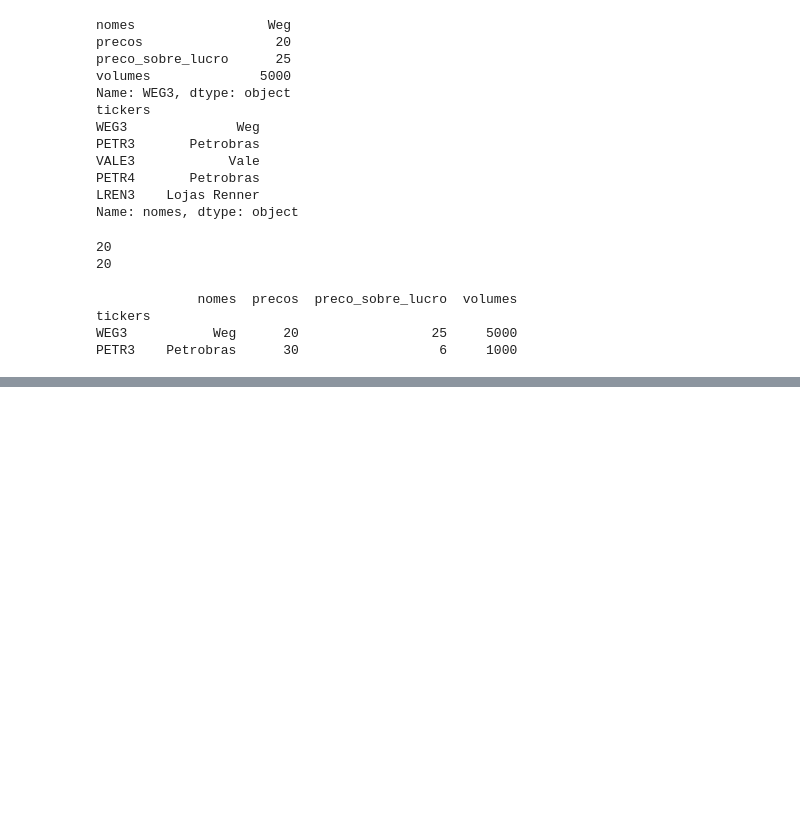
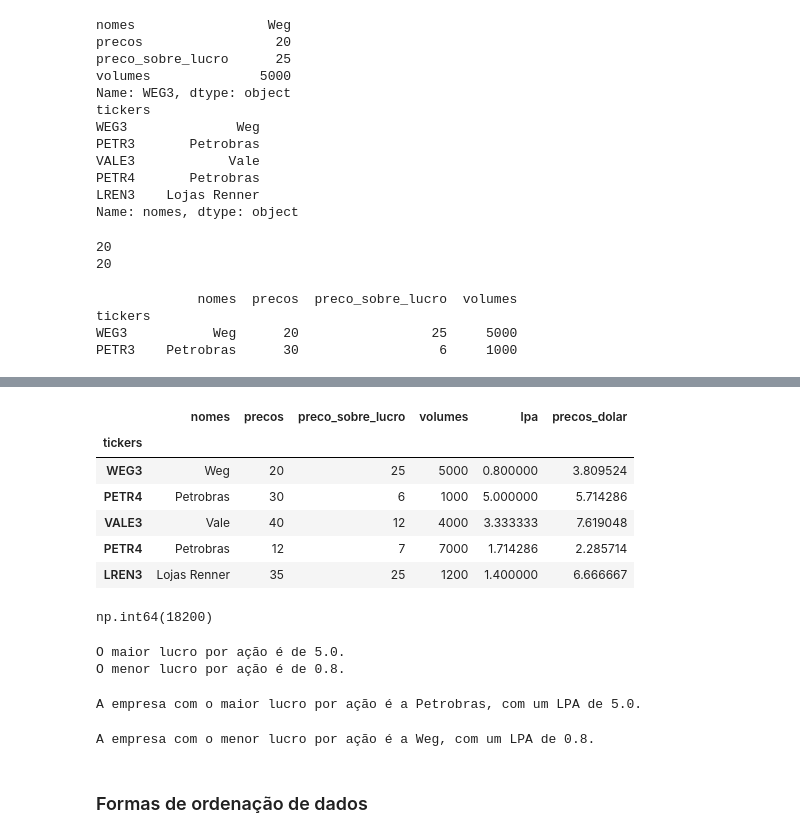
Before and after one commit to Jgonsan/Python, a Jupyter notebook: Pandas.ipynb, the cells around one changed output, grey strips where cells are left out. Saved outputs shown, nothing was run; the diff lists cells and outputs as text; code cells hidden in the pictures; blank space fills up the shorter version.

```diff
--- a/Pandas.ipynb
+++ b/Pandas.ipynb
@@ -727,0 +909,20 @@ PETR3    Petrobras      30                  6     1000
+# %%
+# Desafio 1
+
+
+dicionario = {
+    'nomes': ['Weg', 'Petrobras', 'Vale', 'Petrobras', 'Lojas Renner'],
+    'tickers': ['WEG3', 'PETR4', 'VALE3', 'PETR4', 'LREN3'],
+    'cotacoes': [20, 30, 40, 12, 35],
+    'preco_sobre_lucro': [25, 6, 12, 7, 25],
+    'volumes': [5000, 1000, 4000, 7000, 1200]
+}
+
+df_info_empresas = pd.DataFrame(dicionario)
+df_info_empresas = df_info_empresas.set_index('tickers')
+df_info_empresas.columns = ['nomes', 'precos', 'preco_sobre_lucro', 'volumes']
+
+# Criando uma coluna com o Lucro por ação (LPA)
+df_info_empresas['lpa'] = df_info_empresas['precos'] / df_info_empresas['preco_sobre_lucro']
+
+print(df_info_empresas)
@@ -727,0 +937,45 @@ PETR3    Petrobras      30                  6     1000
+# %%
+# Desafio 2
+# Convertendo a coluna de preços de reais para dólares (considerando 1 dólar = 5.25 reais)
+dolar = 5.25
+df_info_empresas['precos_dolar'] = df_info_empresas['precos'] / dolar
+df_info_empresas
+# %% [output]
+|  | nomes | precos | preco_sobre_lucro | volumes | lpa | precos_dolar |
+| tickers |  |  |  |  |  |  |
+| WEG3 | Weg | 20 | 25 | 5000 | 0.800000 | 3.809524 |
+| PETR4 | Petrobras | 30 | 6 | 1000 | 5.000000 | 5.714286 |
+| VALE3 | Vale | 40 | 12 | 4000 | 3.333333 | 7.619048 |
+| PETR4 | Petrobras | 12 | 7 | 7000 | 1.714286 | 2.285714 |
+| LREN3 | Lojas Renner | 35 | 25 | 1200 | 1.400000 | 6.666667 |
+# %%
+#Desafio 3
+# Calculando o volume total negociado
+volume_total = df_info_empresas['volumes'].sum()
+volume_total
+# %% [output]
+np.int64(18200)
+# %%
+# Desafio 4
+
+lpa_maximo = df_info_empresas['lpa'].max()
+print(f'O maior lucro por ação é de {lpa_maximo}.')
+lpa_minimo = df_info_empresas['lpa'].min()
+print(f'O menor lucro por ação é de {lpa_minimo}.')
+# %% [output]
+O maior lucro por ação é de 5.0.
+O menor lucro por ação é de 0.8.
+# %%
+maiorlpa_empresa = df_info_empresas[df_info_empresas['lpa'] == lpa_maximo]
+maiorlpa_empresa = maiorlpa_empresa.iloc[0, 0]
+print(f'A empresa com o maior lucro por ação é a {maiorlpa_empresa}, com um LPA de {lpa_maximo}.')
+# %% [output]
+A empresa com o maior lucro por ação é a Petrobras, com um LPA de 5.0.
+# %%
+menorlpa_empresa = df_info_empresas[df_info_empresas['lpa'] == lpa_minimo]
+menorlpa_empresa = menorlpa_empresa.iat[0, 0]
+print(f'A empresa com o menor lucro por ação é a {menorlpa_empresa}, com um LPA de {lpa_minimo}.')
+# %% [output]
+A empresa com o menor lucro por ação é a Weg, com um LPA de 0.8.
+# %% [markdown]
+### Formas de ordenação de dados
```
Also changed, not shown: parts of 22 cells of this notebook, 1 other file.
